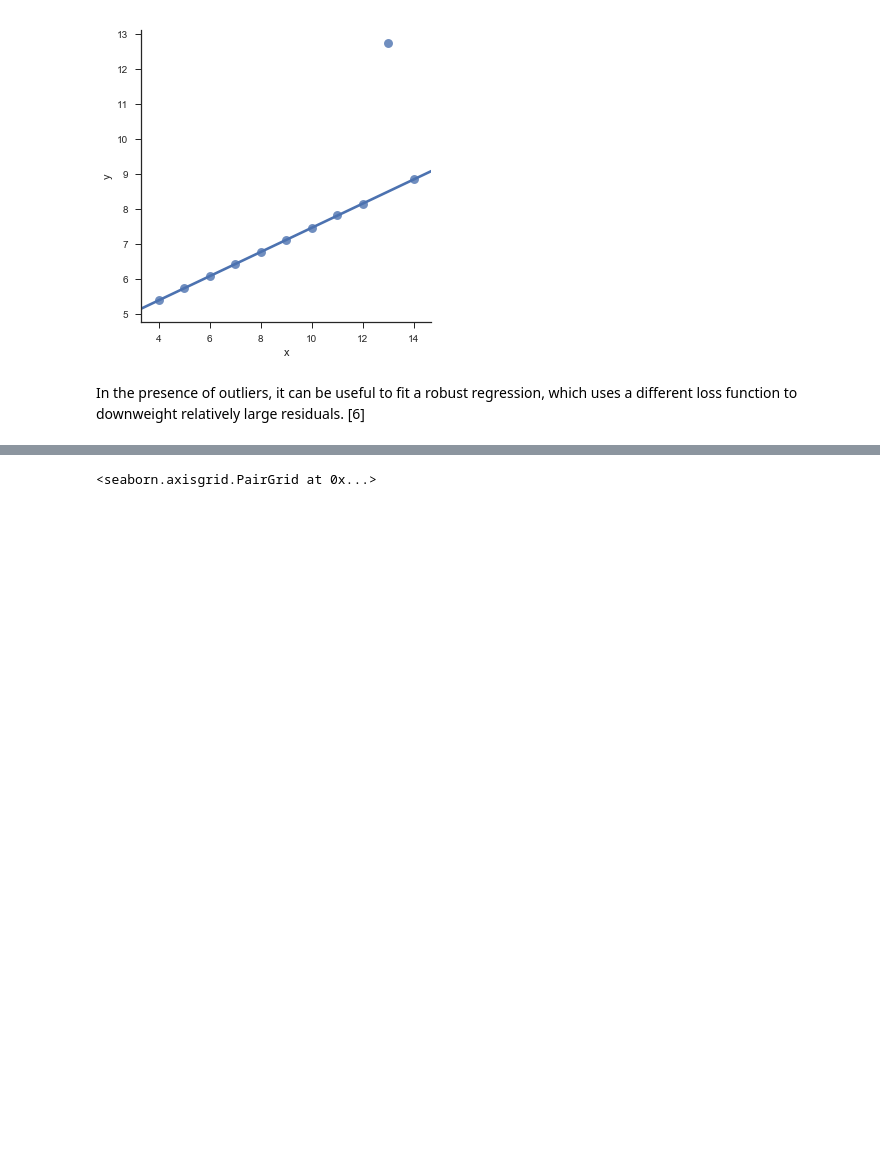
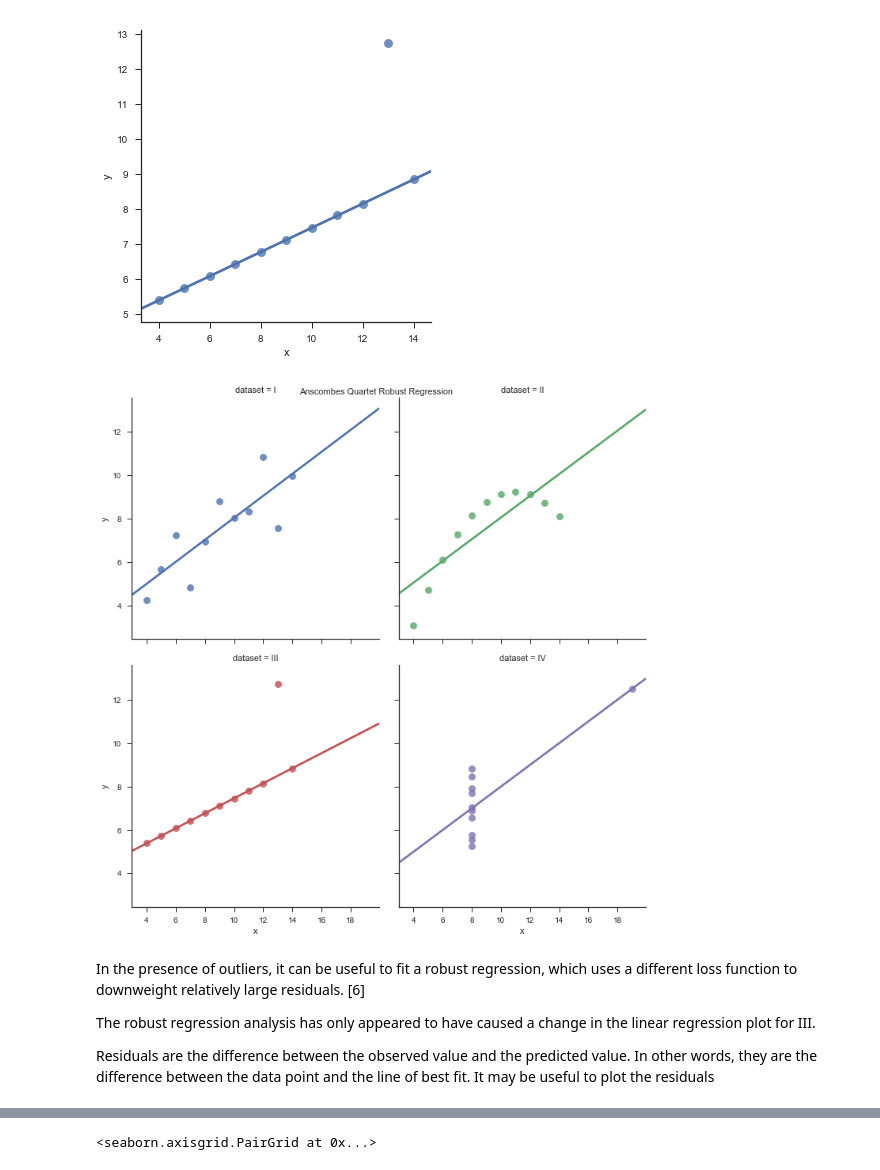
Before and after one commit to peterdt713/Fundamentals_Data_Analysis_Assignment, a Jupyter notebook: Anscombe’s quartet dataset - Research.ipynb, the cells around one changed output, grey strips where cells are left out. Drawn from its saved outputs; the diff is of its cells as text; code cells hidden in the pictures; blank space fills up the shorter version.

```diff
--- a/Anscombe’s quartet dataset - Research.ipynb
+++ b/Anscombe’s quartet dataset - Research.ipynb
@@ -110,5 +125,20 @@ sns.lmplot(x="x", y="y", data=df.query("dataset == 'III'"),
            robust=True, ci=None, scatter_kws={"s": 80});
 # %% [output]
 [figure]
+# %%
+# Robust regression to exclude outlier - All Datasets
+lm = sns.lmplot(x = "x", y = "y", col = "dataset", data=df, col_wrap=2,
+           hue="dataset", robust=True, ci=None,
+           scatter_kws={"s":80})
+
+fig = lm.fig
+fig.suptitle("Anscombes Quartet Robust Regression", fontsize =11)
+plt.show()
+# %% [output]
+[figure, added]
 # %% [markdown]
 In the presence of outliers, it can be useful to fit a robust regression, which uses a different loss function to downweight relatively large residuals. [6]
+
+The robust regression analysis has only appeared to have caused a change in the linear regression plot for III.
+
+Residuals are the difference between the observed value and the predicted value. In other words, they are the difference between the data point and the line of best fit. It may be useful to plot the residuals
```
Also changed, not shown: parts of 9 cells of this notebook.
